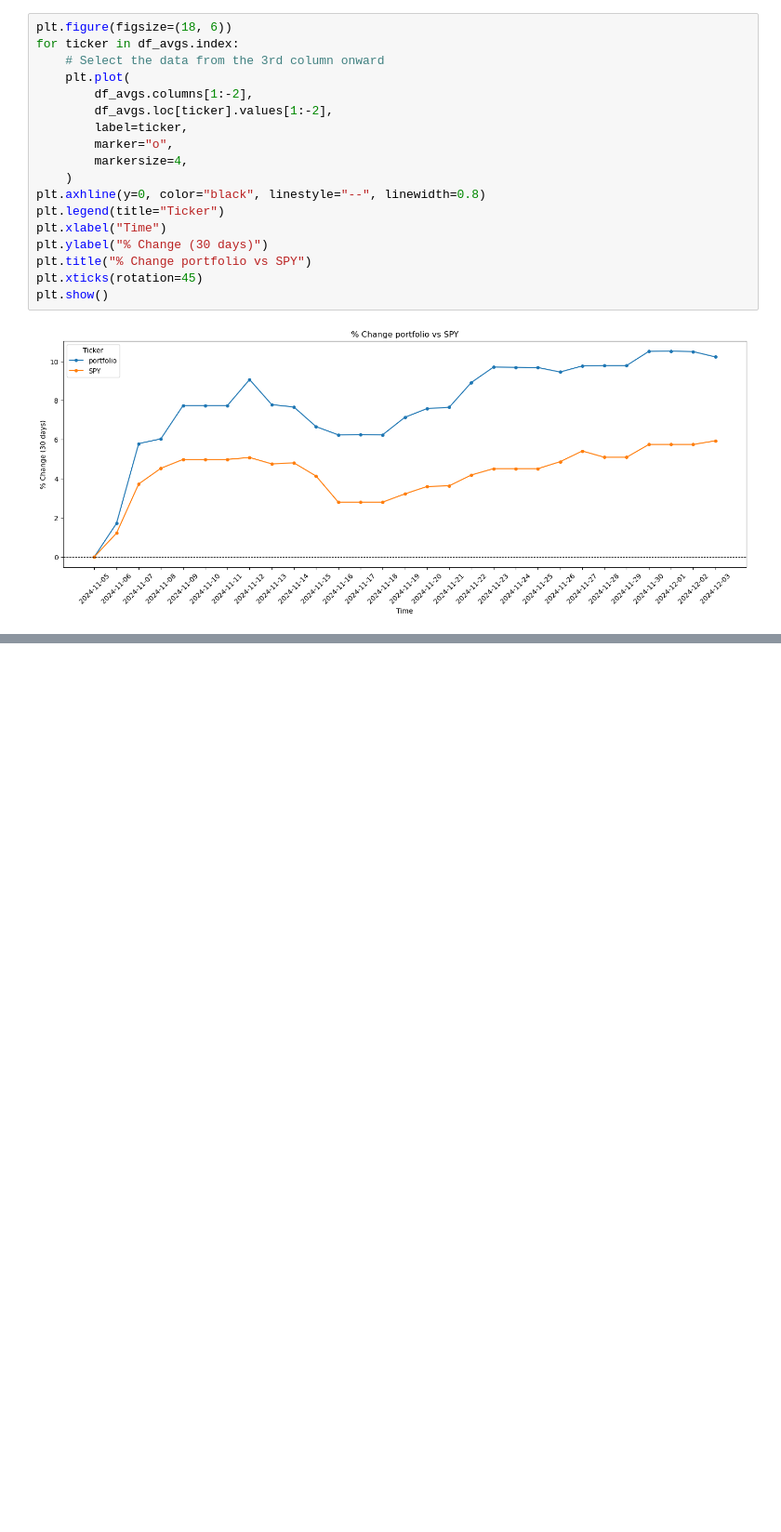
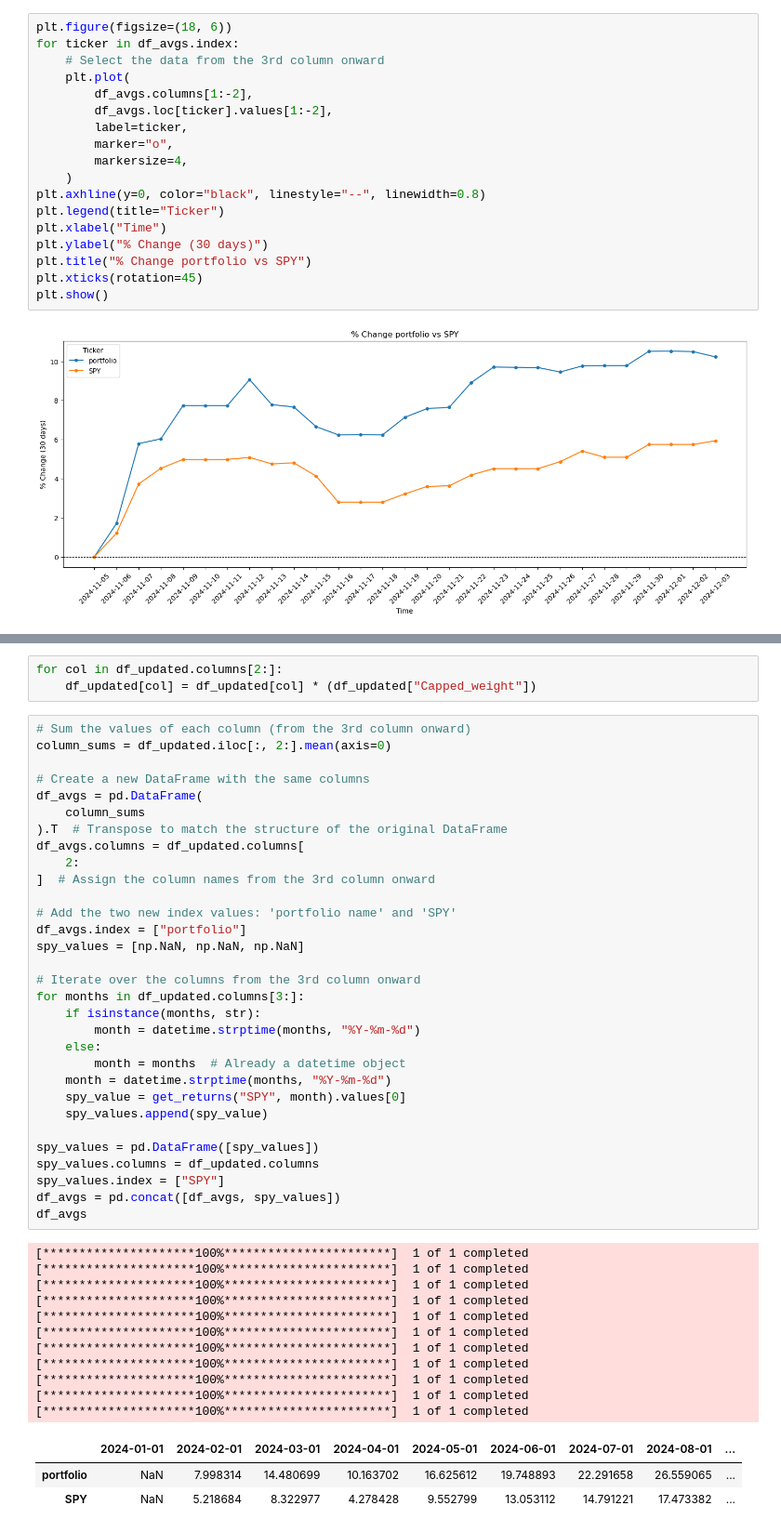
Before and after one commit to visheshgupta19/IDS_789_Final_Project, a Jupyter notebook: algo_update.ipynb, the cells around one changed output, grey strips where cells are left out. Shown at 93% size. Saved outputs shown, nothing was run; the diff lists cells and outputs as text; blank space fills up the shorter version.

```diff
--- a/algo_update.ipynb
+++ b/algo_update.ipynb
@@ -676,0 +825,49 @@ plt.show()
+# %%
+for col in df_updated.columns[2:]:
+    df_updated[col] = df_updated[col] * (df_updated["Capped_weight"])
+# %%
+# Sum the values of each column (from the 3rd column onward)
+column_sums = df_updated.iloc[:, 2:].mean(axis=0)
+
+# Create a new DataFrame with the same columns
+df_avgs = pd.DataFrame(
+    column_sums
+).T  # Transpose to match the structure of the original DataFrame
+df_avgs.columns = df_updated.columns[
+    2:
+]  # Assign the column names from the 3rd column onward
+
+# Add the two new index values: 'portfolio name' and 'SPY'
+df_avgs.index = ["portfolio"]
+spy_values = [np.NaN, np.NaN, np.NaN]
+
+# Iterate over the columns from the 3rd column onward
+for months in df_updated.columns[3:]:
+    if isinstance(months, str):
+        month = datetime.strptime(months, "%Y-%m-%d")
+    else:
+        month = months  # Already a datetime object
+    month = datetime.strptime(months, "%Y-%m-%d")
+    spy_value = get_returns("SPY", month).values[0]
+    spy_values.append(spy_value)
+
+spy_values = pd.DataFrame([spy_values])
+spy_values.columns = df_updated.columns
+spy_values.index = ["SPY"]
+df_avgs = pd.concat([df_avgs, spy_values])
+df_avgs
+# %% [output]
+[*********************100%***********************]  1 of 1 completed
+[*********************100%***********************]  1 of 1 completed
+[*********************100%***********************]  1 of 1 completed
+[*********************100%***********************]  1 of 1 completed
+[*********************100%***********************]  1 of 1 completed
+[*********************100%***********************]  1 of 1 completed
+[*********************100%***********************]  1 of 1 completed
+[*********************100%***********************]  1 of 1 completed
+[*********************100%***********************]  1 of 1 completed
+[*********************100%***********************]  1 of 1 completed
+[*********************100%***********************]  1 of 1 completed
+|  | 2024-01-01 | 2024-02-01 | 2024-03-01 | 2024-04-01 | 2024-05-01 | 2024-06-01 | 2024-07-01 | 2024-08-01 | ... |
+| portfolio | NaN | 7.998314 | 14.480699 | 10.163702 | 16.625612 | 19.748893 | 22.291658 | 26.559065 | ... |
+| SPY | NaN | 5.218684 | 8.322977 | 4.278428 | 9.552799 | 13.053112 | 14.791221 | 17.473382 | ... |
```
Also changed, not shown: parts of 8 cells of this notebook.
